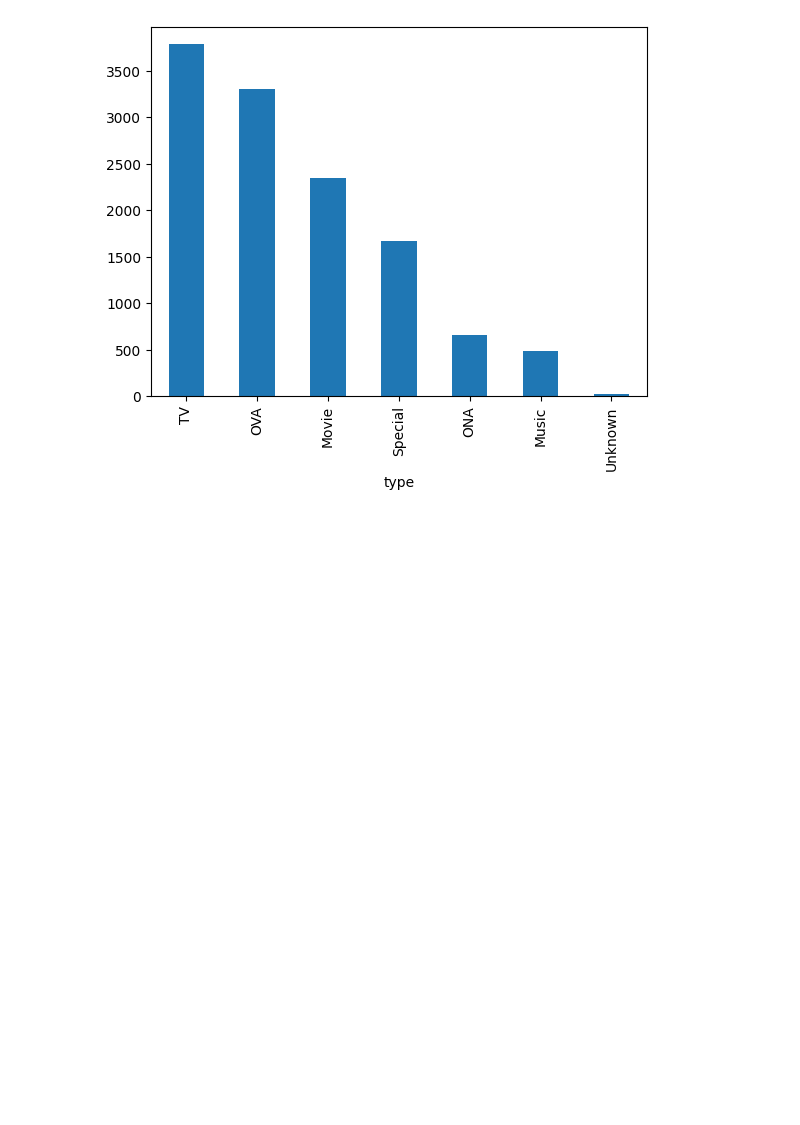
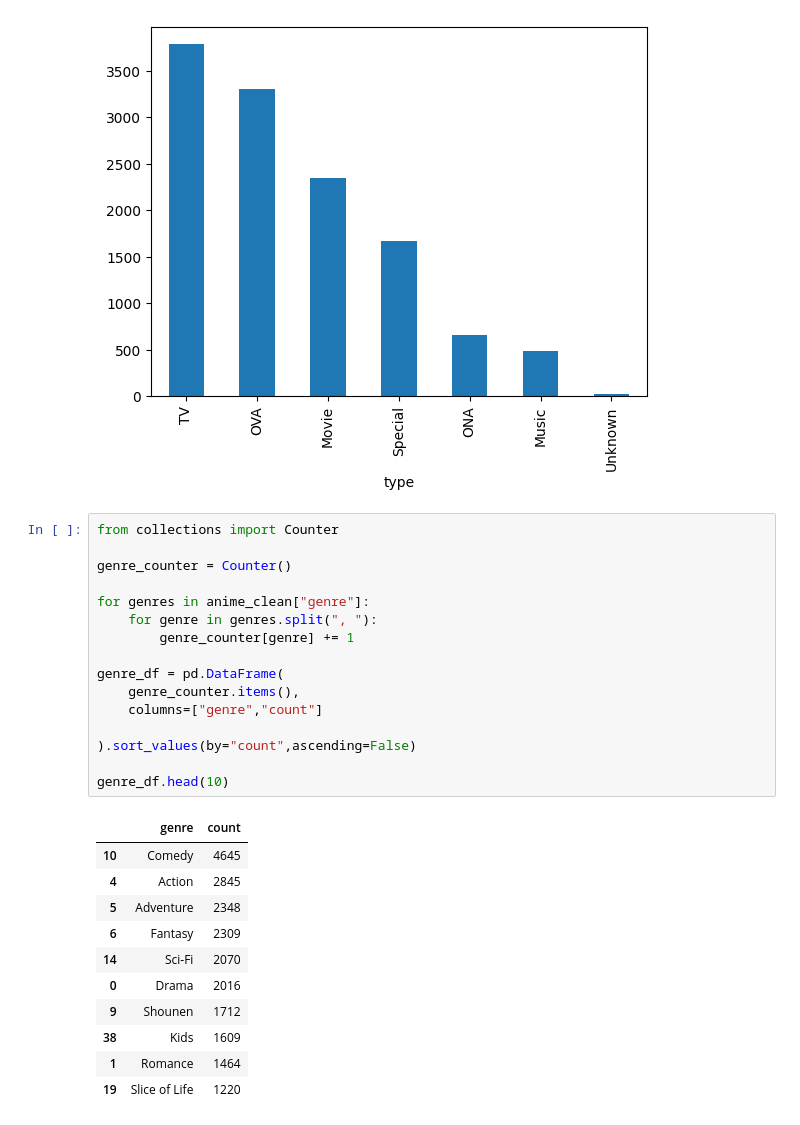
Before and after one commit to vividwhisp/machine-learning-from-scratch, a Jupyter notebook: recommender_system.ipynb, the cells around one changed output. Saved outputs shown, nothing was run; the diff lists cells and outputs as text; blank space fills up the shorter version.

```diff
--- a/recommender_system.ipynb
+++ b/recommender_system.ipynb
@@ -123,3 +123,31 @@ anime_clean["type"].value_counts().plot(kind="bar")
 # %% [output]
 <Axes: xlabel='type'>
 [figure]
+# %%
+from collections import Counter
+
+genre_counter = Counter()
+
+for genres in anime_clean["genre"]:
+    for genre in genres.split(", "):
+        genre_counter[genre] += 1
+
+genre_df = pd.DataFrame(
+    genre_counter.items(),
+    columns=["genre","count"]
+
+).sort_values(by="count",ascending=False)
+
+genre_df.head(10)
+# %% [output]
+|  | genre | count |
+| 10 | Comedy | 4645 |
+| 4 | Action | 2845 |
+| 5 | Adventure | 2348 |
+| 6 | Fantasy | 2309 |
+| 14 | Sci-Fi | 2070 |
+| 0 | Drama | 2016 |
+| 9 | Shounen | 1712 |
+| 38 | Kids | 1609 |
+| 1 | Romance | 1464 |
+| 19 | Slice of Life | 1220 |
```
Also changed, not shown: parts of 4 cells of this notebook.
